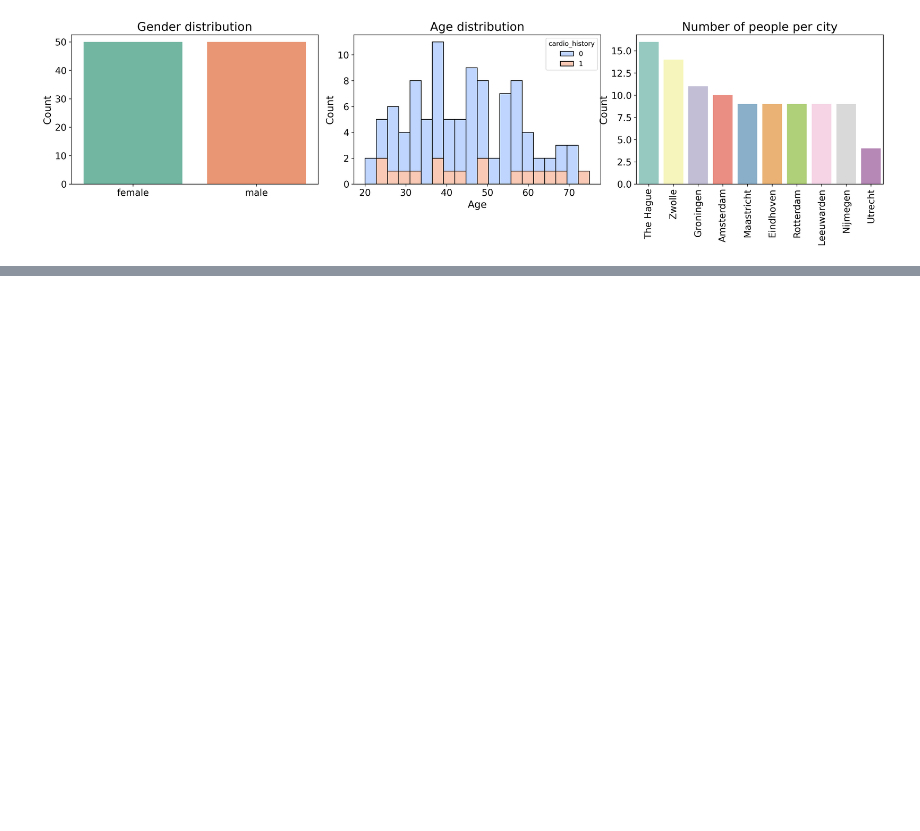
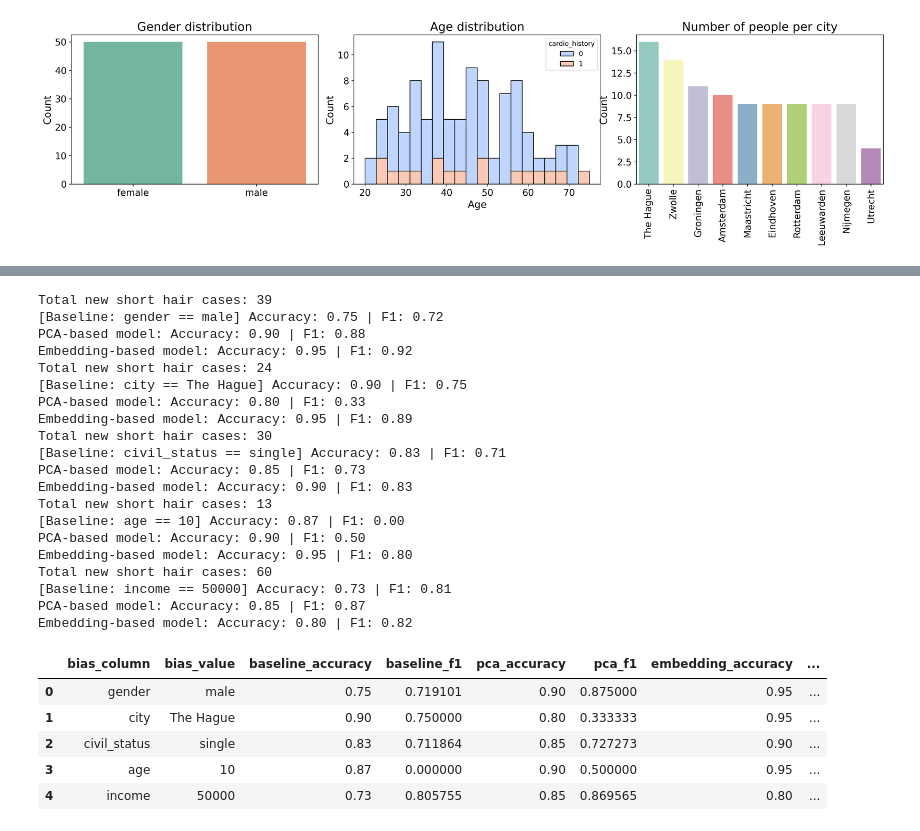
Before and after one commit to niznik-dev/predicting-zygosity, a Jupyter notebook: embeddings/explore_results.ipynb, the cells around one changed output, grey strips where cells are left out. Cells and saved outputs as stored; diff of their text form; code cells hidden in the pictures; blank space fills up the shorter version.

```diff
--- a/embeddings/explore_results.ipynb
+++ b/embeddings/explore_results.ipynb
@@ -217,0 +346,47 @@ plot_pca_grid(
+# %%
+# define list of (column, value) pairs to inject bias into
+bias_conditions = [
+    ("gender", "male", False), # (column, value, is_numerical)
+    ("city", "The Hague", False),
+    ("civil_status", "single", False),
+    ("age", 10, True),  # age is numerical
+    ("income", 50000, True)
+]
+
+# collect results
+results = []
+for i in bias_conditions:
+    col, val, is_numerical = i
+    result = run_evaluation(merged, embedding_df, bias_column=col, bias_value=val, is_numerical=is_numerical)
+    results.append(result)
+
+# convert to DataFrame for analysis or plotting
+results_df = pd.DataFrame(results)
+results_df
+# %% [output]
+Total new short hair cases: 39
+[Baseline: gender == male] Accuracy: 0.75 | F1: 0.72
+PCA-based model: Accuracy: 0.90 | F1: 0.88
+Embedding-based model: Accuracy: 0.95 | F1: 0.92
+Total new short hair cases: 24
+[Baseline: city == The Hague] Accuracy: 0.90 | F1: 0.75
+PCA-based model: Accuracy: 0.80 | F1: 0.33
+Embedding-based model: Accuracy: 0.95 | F1: 0.89
+Total new short hair cases: 30
+[Baseline: civil_status == single] Accuracy: 0.83 | F1: 0.71
+PCA-based model: Accuracy: 0.85 | F1: 0.73
+Embedding-based model: Accuracy: 0.90 | F1: 0.83
+Total new short hair cases: 13
+[Baseline: age == 10] Accuracy: 0.87 | F1: 0.00
+PCA-based model: Accuracy: 0.90 | F1: 0.50
+Embedding-based model: Accuracy: 0.95 | F1: 0.80
+Total new short hair cases: 60
+[Baseline: income == 50000] Accuracy: 0.73 | F1: 0.81
+PCA-based model: Accuracy: 0.85 | F1: 0.87
+Embedding-based model: Accuracy: 0.80 | F1: 0.82
+|  | bias_column | bias_value | baseline_accuracy | baseline_f1 | pca_accuracy | pca_f1 | embedding_accuracy | ... |
+| 0 | gender | male | 0.75 | 0.719101 | 0.90 | 0.875000 | 0.95 | ... |
+| 1 | city | The Hague | 0.90 | 0.750000 | 0.80 | 0.333333 | 0.95 | ... |
+| 2 | civil_status | single | 0.83 | 0.711864 | 0.85 | 0.727273 | 0.90 | ... |
+| 3 | age | 10 | 0.87 | 0.000000 | 0.90 | 0.500000 | 0.95 | ... |
+| 4 | income | 50000 | 0.73 | 0.805755 | 0.85 | 0.869565 | 0.80 | ... |
```
Also changed, not shown: parts of 9 cells of this notebook, 1 other file.
